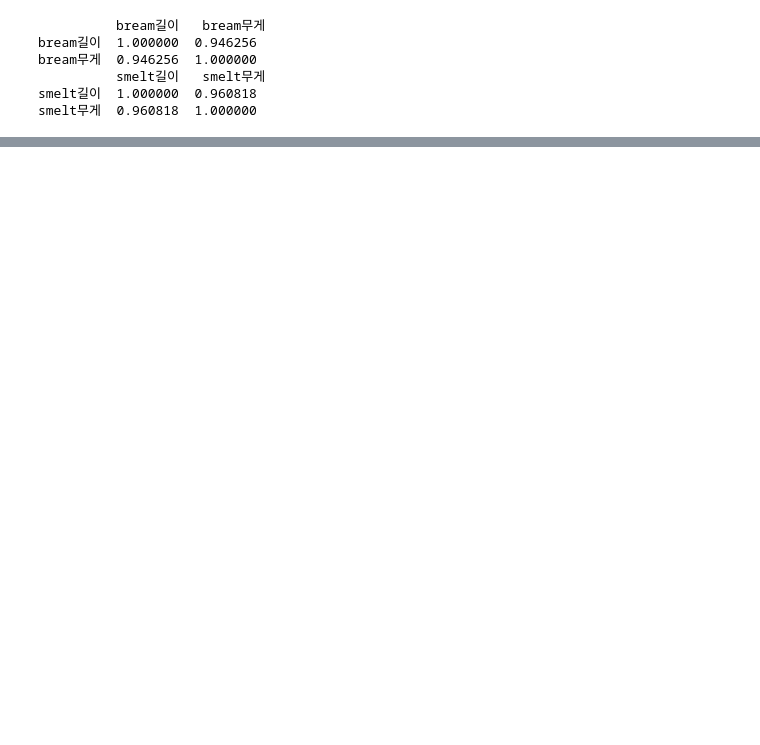
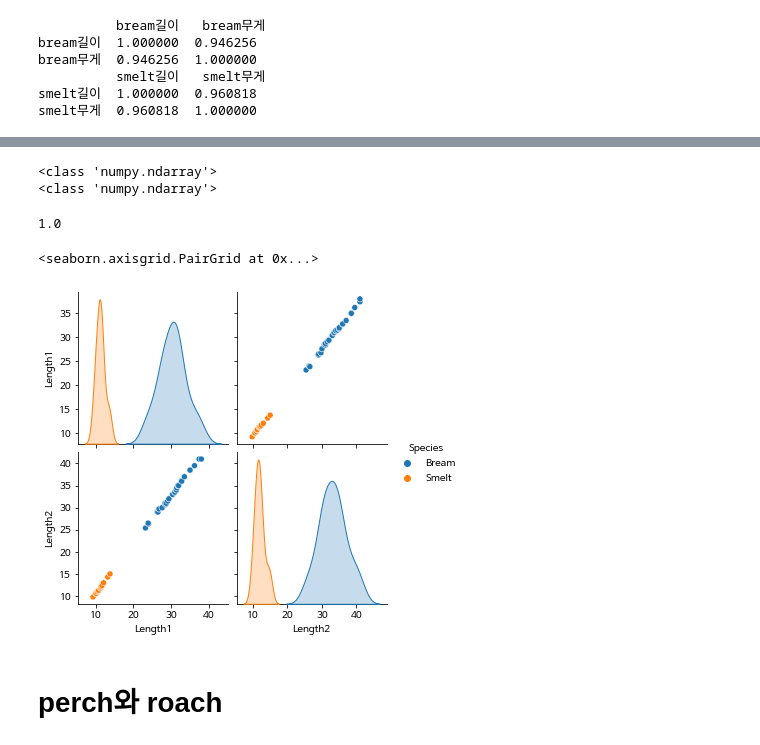
Before and after one commit to swleegit/Hongong_ML, a Jupyter notebook: BreamAndSmelt.ipynb, the cells around one changed output, grey strips where cells are left out. Drawn from its saved outputs; the diff is of its cells as text; code cells hidden in the pictures; blank space fills up the shorter version.

```diff
--- a/BreamAndSmelt.ipynb
+++ b/BreamAndSmelt.ipynb
@@ -157,0 +308,7 @@ fish_target
+# %%
+#이들을 구분지을 특성(열)은 아무거나 선택해도 좋다.
+#전체 데이터 프레임에서 bream과 smelt에서 length1과 length2를 선택하자.
+
+condition = (df.Species == 'Bream') | (df.Species == 'Smelt')
+df = df[condition]
+print(df)
@@ -157,0 +333,3 @@ fish_target
+# %%
+df = df[['Species','Length1', 'Length2']]
+print(df)
@@ -157,0 +357,6 @@ fish_target
+# %%
+print(type(fish_target))
+print(type(fish_data))
+# %% [output]
+<class 'numpy.ndarray'>
+<class 'numpy.ndarray'>
@@ -157,0 +367,17 @@ fish_target
+# %%
+#객체 생성 및 훈련
+knn_bs = KNeighborsClassifier(n_neighbors = 5).fit(X_train,y_train)
+knn_bs.score(X_test, y_test)
+# %% [output]
+1.0
+# %%
+#정확도가 1이 나올 수 밖에 없는 이유.
+sns.pairplot(df,
+             x_vars = ['Length1', 'Length2'],
+             y_vars = ['Length1', 'Length2'],
+             hue = 'Species', diag_kind = 'kde')
+# %% [output]
+<seaborn.axisgrid.PairGrid at 0x...>
+[figure, added]
+# %% [markdown]
+# perch와 roach
```
Also changed, not shown: parts of 41 cells of this notebook.
